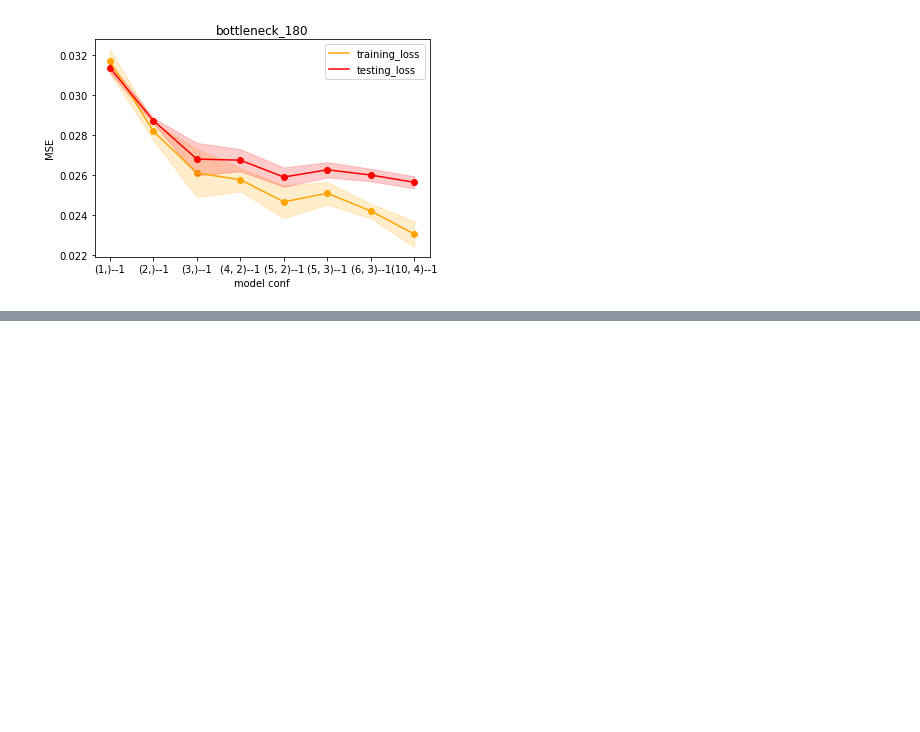
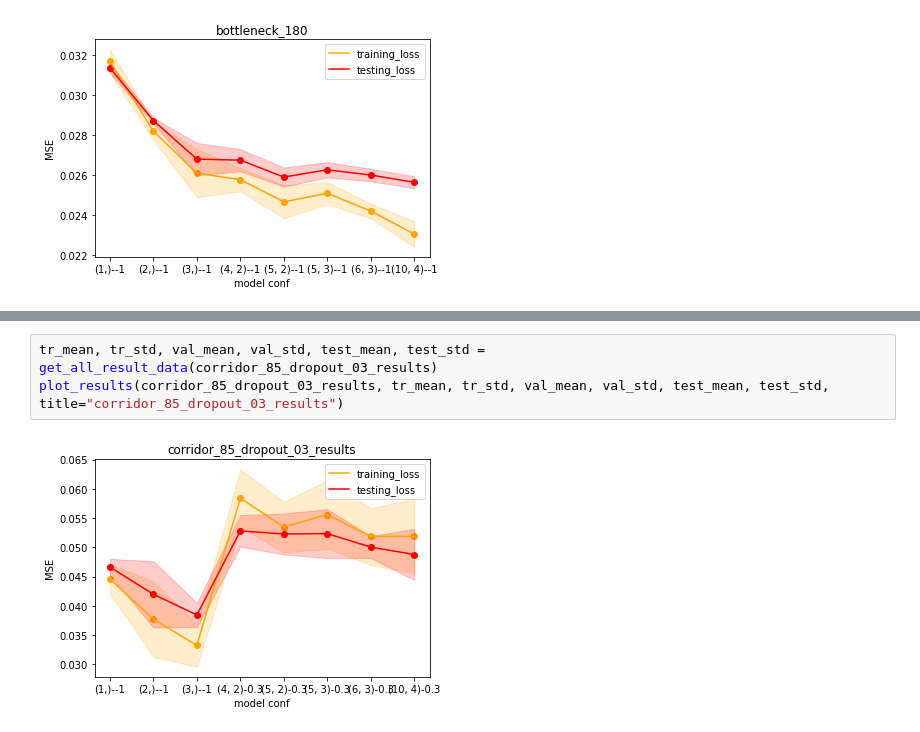
Before and after one commit to AlexPasqua/MLCMS-project, a Jupyter notebook: src/training_with_different_architectures.ipynb, the cells around one changed output, grey strips where cells are left out. Saved outputs shown, nothing was run; the diff lists cells and outputs as text; blank space fills up the shorter version.

```diff
--- a/src/training_with_different_architectures.ipynb
+++ b/src/training_with_different_architectures.ipynb
@@ -223,0 +267,5 @@ plot_results(bottleneck_180_results, tr_mean, tr_std, val_mean, val_std, test_me
+# %%
+tr_mean, tr_std, val_mean, val_std, test_mean, test_std = get_all_result_data(corridor_85_dropout_03_results)
+plot_results(corridor_85_dropout_03_results, tr_mean, tr_std, val_mean, val_std, test_mean, test_std, title="corridor_85_dropout_03_results")
+# %% [output]
+[figure, added]
```
Also changed, not shown: parts of 5 cells of this notebook, 6 other files.
